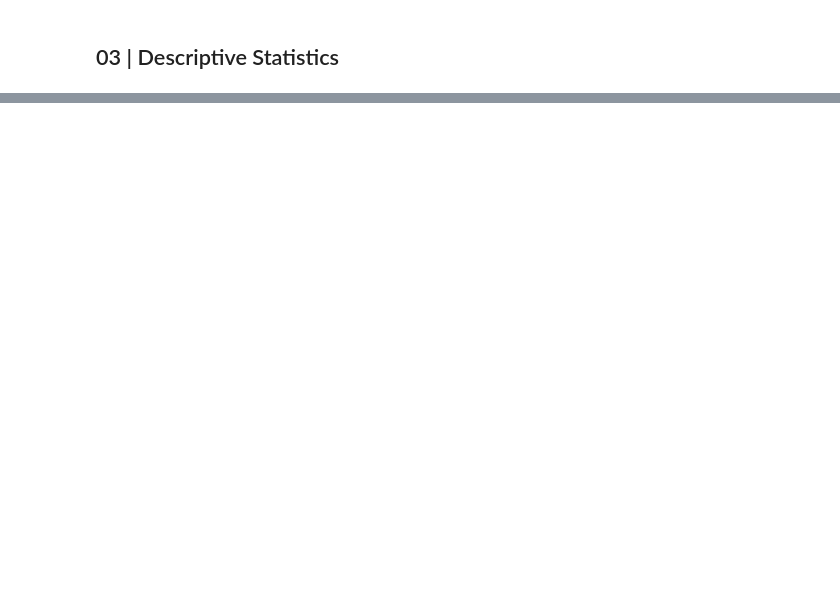
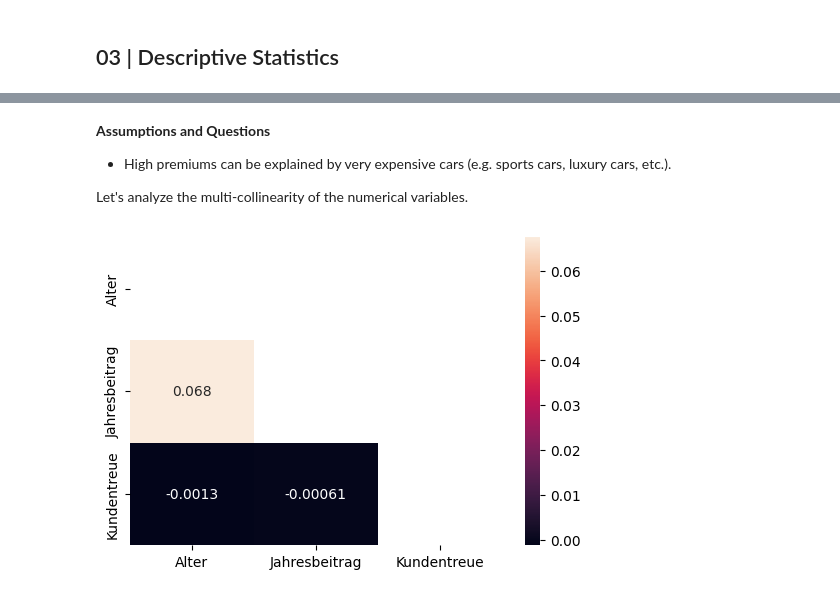
Before and after one commit to malill/coding-challenge, a Jupyter notebook: notebooks/HUK_Coding_Challenge_v01.ipynb, the cells around one changed output, grey strips where cells are left out. Drawn from its saved outputs; the diff is of its cells as text; code cells hidden in the pictures; blank space fills up the shorter version.

```diff
--- a/notebooks/HUK_Coding_Challenge_v01.ipynb
+++ b/notebooks/HUK_Coding_Challenge_v01.ipynb
@@ -43,11 +68,2 @@ Rest data shape:  (508146, 9)
 # %% [markdown]
 ## 02 | Prepare the Data
-# %%
-# Create dataframe that contains all the data (except the label)
-df = pd.merge(df_per, df_res, on = "id")
-df
-
-# Create the "test" data set (needed for validation whether train and test data "look alike")
-# df_test = pd.merge(df_per, df_res, on = "id")
-# df_test = df_test[~df_test.id.isin(df.id)]
-# df_test
@@ -69,0 +206,12 @@ df
+# %% [markdown]
+**Assumptions and Questions**
+- High premiums can be explained by very expensive cars (e.g. sports cars, luxury cars, etc.).
+
+Let's analyze the multi-collinearity of the numerical variables.
+# %%
+plt.figure(figsize=(6, 4))
+mask = np.triu(np.ones_like(df[NUM_FEATS].corr(), dtype=bool))
+sns.heatmap(df[NUM_FEATS].corr(), annot=True, mask=mask)
+plt.show()
+# %% [output]
+[figure, added]
```
Also changed, not shown: parts of 28 cells of this notebook, 1 other file.
